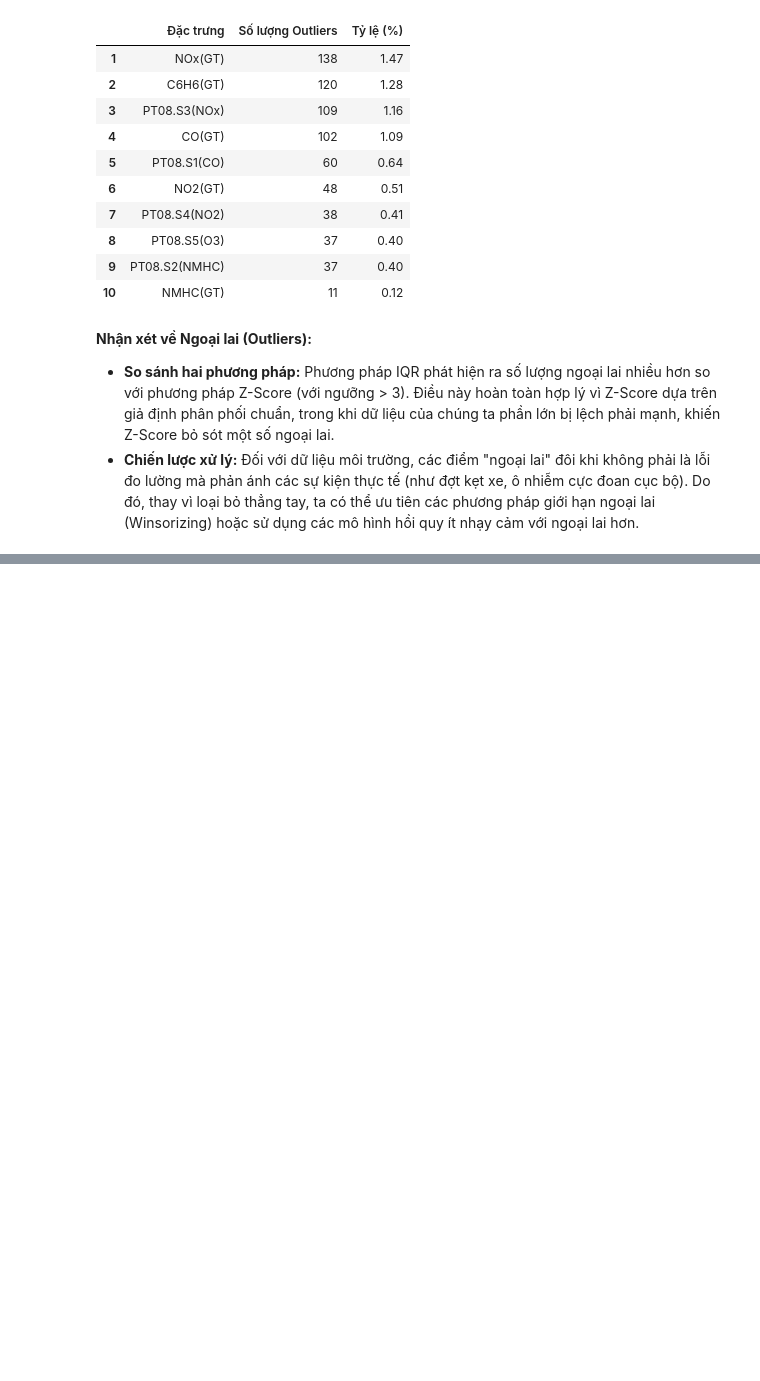
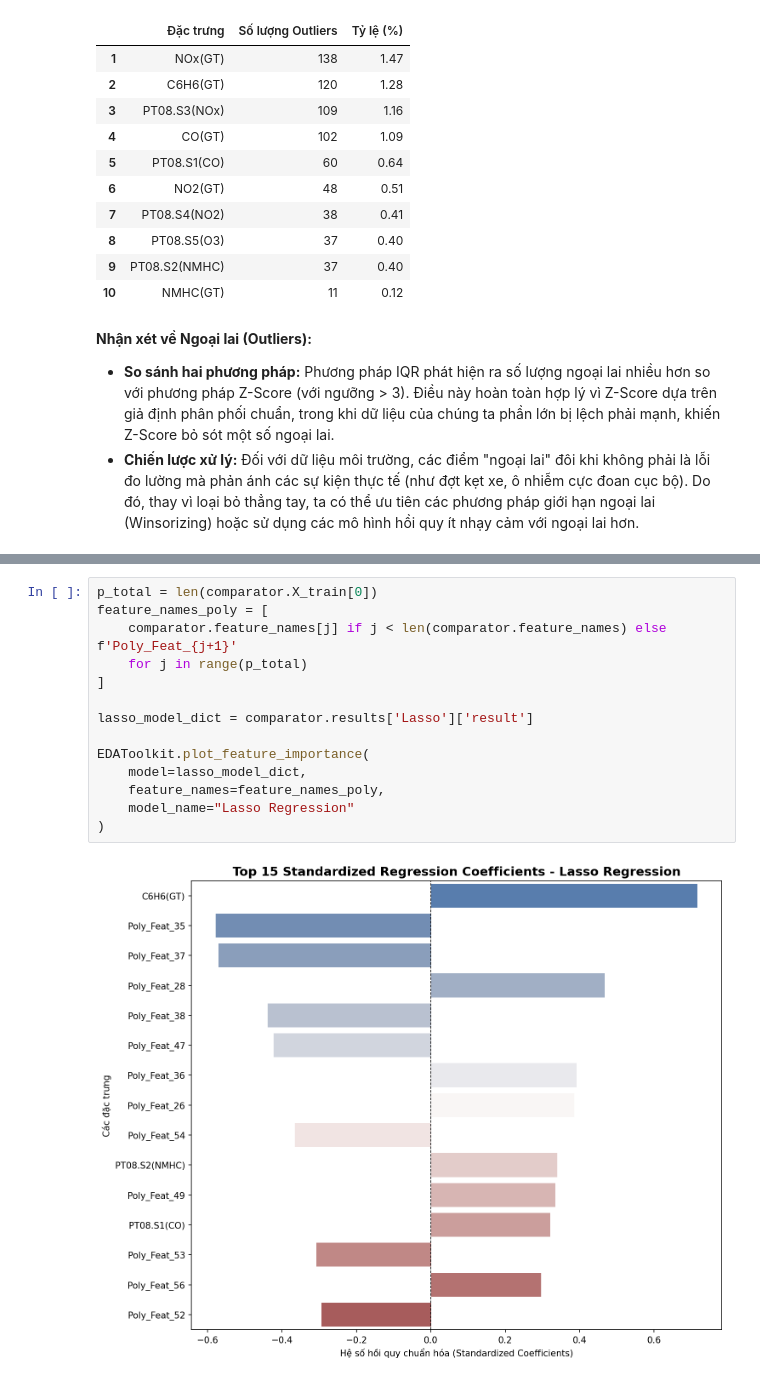
Before and after one commit to ImSoul0511/air-quality-co-regression, a Jupyter notebook: part2/part2_notebook.ipynb, the cells around one changed output, grey strips where cells are left out. Cells and saved outputs as stored; diff of their text form; blank space fills up the shorter version.

```diff
--- a/part2/part2_notebook.ipynb
+++ b/part2/part2_notebook.ipynb
@@ -193,0 +315,16 @@ display(EDAToolkit.outlier_report_zscore(df_raw))
+# %%
+p_total = len(comparator.X_train[0])
+feature_names_poly = [
+    comparator.feature_names[j] if j < len(comparator.feature_names) else f'Poly_Feat_{j+1}'
+    for j in range(p_total)
+]
+
+lasso_model_dict = comparator.results['Lasso']['result']
+
+EDAToolkit.plot_feature_importance(
+    model=lasso_model_dict,
+    feature_names=feature_names_poly,
+    model_name="Lasso Regression"
+)
+# %% [output]
+[figure, added]
```
Also changed, not shown: parts of 20 cells of this notebook, 1 other file.
